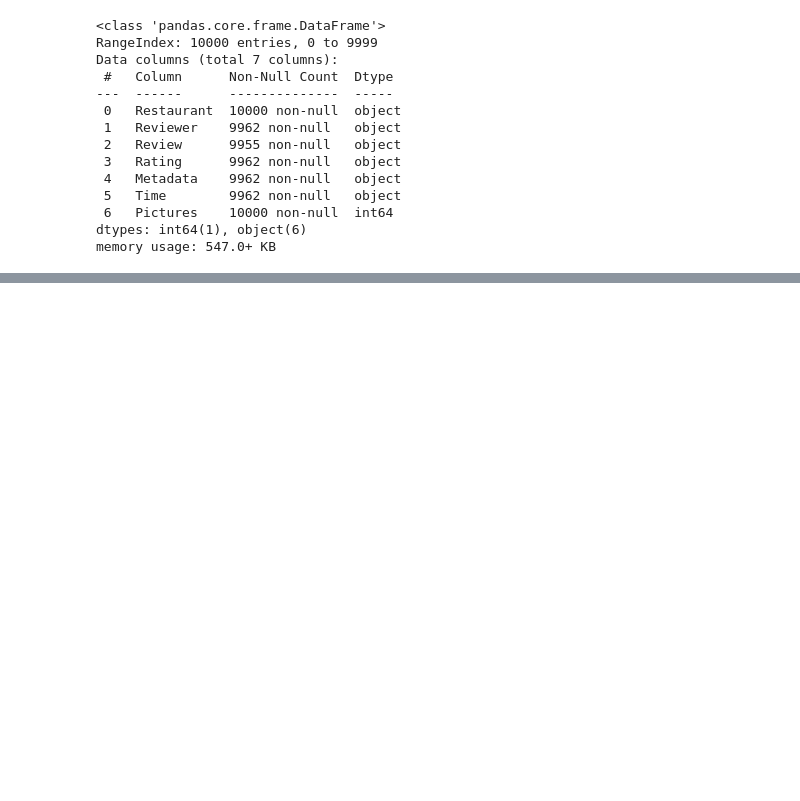
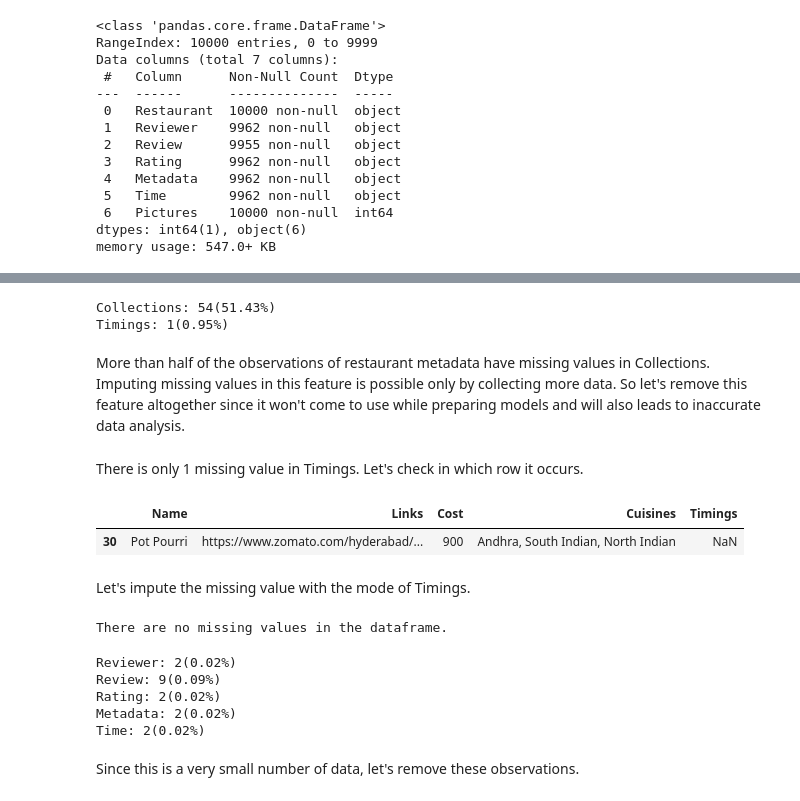
Before and after one commit to connect-midhunr/zomato-restaurant-clustering-and-sentiment-analysis, a Jupyter notebook: Zomato_Restaurant_Clustering_and_Sentiment_Analysis.ipynb, the cells around one changed output, grey strips where cells are left out. Drawn from its saved outputs; the diff is of its cells as text; code cells hidden in the pictures; blank space fills up the shorter version.

Commit message:
Data cleaning

```diff
--- a/Zomato_Restaurant_Clustering_and_Sentiment_Analysis.ipynb
+++ b/Zomato_Restaurant_Clustering_and_Sentiment_Analysis.ipynb
@@ -65,7 +65,7 @@ Mounted at /content/drive
 # reading data and storing in dataframe
 import pandas as pd
 
-meta_df = pd.read_csv('/content/drive/MyDrive/Colab Notebooks/AlmaBetter/Capstone Projects/Unsupervised Machine Learning/Zomato Restaurant Clustering and Sentiment Analysis - Midhun R/Zomato Restaurant names and Metadata.csv')
+meta_df = pd.read_csv('/content/drive/MyDrive/Colab Notebooks/AlmaBetter/Capstone Projects/Unsupervised Machine Learning/Zomato Restaurant Clustering and Sentiment Analysis - Midhun R/Data & Resources/Zomato Restaurant names and Metadata.csv')
 # %%
 # exploring the head of the dataframe
 meta_df.head()
@@ -182,0 +195,4 @@ memory usage: 547.0+ KB
+# %%
+# copyong datasets
+meta_work_df = meta_df.copy()
+review_work_df = review_df.copy()
@@ -182,0 +228,21 @@ memory usage: 547.0+ KB
+# %%
+# number of missing values in restaurant metadata
+missing_values_count_percent(meta_work_df)
+# %% [output]
+Collections: 54(51.43%)
+Timings: 1(0.95%)
+# %% [markdown]
+More than half of the observations of restaurant metadata have missing values in Collections. Imputing missing values in this feature is possible only by collecting more data. So let's remove this feature altogether since it won't come to use while preparing models and will also leads to inaccurate data analysis.
+# %%
+# dropping Collections
+meta_work_df.drop('Collections', inplace=True, axis=1)
+# %% [markdown]
+There is only 1 missing value in Timings. Let's check in which row it occurs.
+# %%
+# the row in which Timings is null
+meta_work_df[meta_work_df['Timings'].isnull()]
+# %% [output]
+|  | Name | Links | Cost | Cuisines | Timings |
+| 30 | Pot Pourri | https://www.zomato.com/hyderabad/... | 900 | Andhra, South Indian, North Indian | NaN |
+# %% [markdown]
+Let's impute the missing value with the mode of Timings.
@@ -182,0 +252,16 @@ memory usage: 547.0+ KB
+# %%
+# number of missing values in restaurant metadata
+missing_values_count_percent(meta_work_df)
+# %% [output]
+There are no missing values in the dataframe.
+# %%
+# number of missing values in review dataset
+missing_values_count_percent(review_work_df)
+# %% [output]
+Reviewer: 2(0.02%)
+Review: 9(0.09%)
+Rating: 2(0.02%)
+Metadata: 2(0.02%)
+Time: 2(0.02%)
+# %% [markdown]
+Since this is a very small number of data, let's remove these observations.
```
Also changed, not shown: parts of 24 cells of this notebook.
